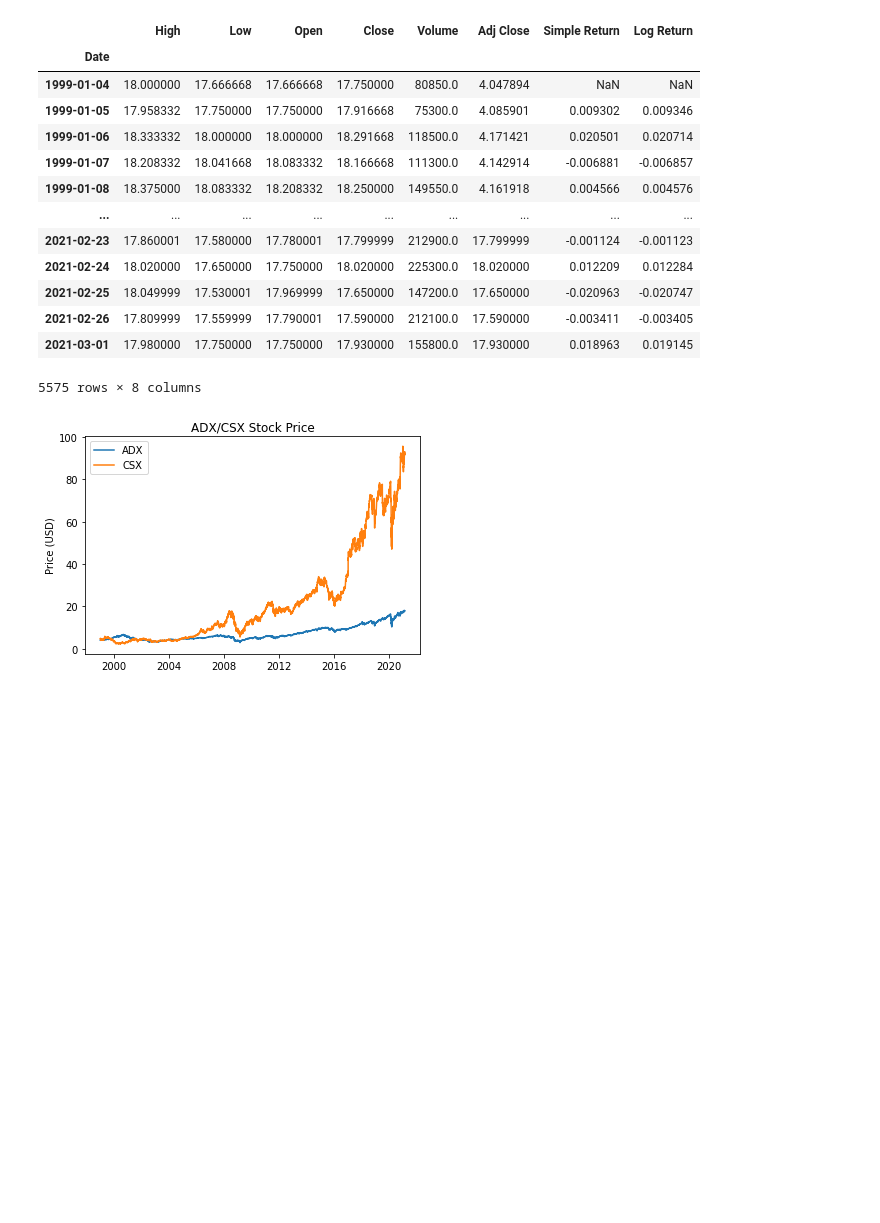
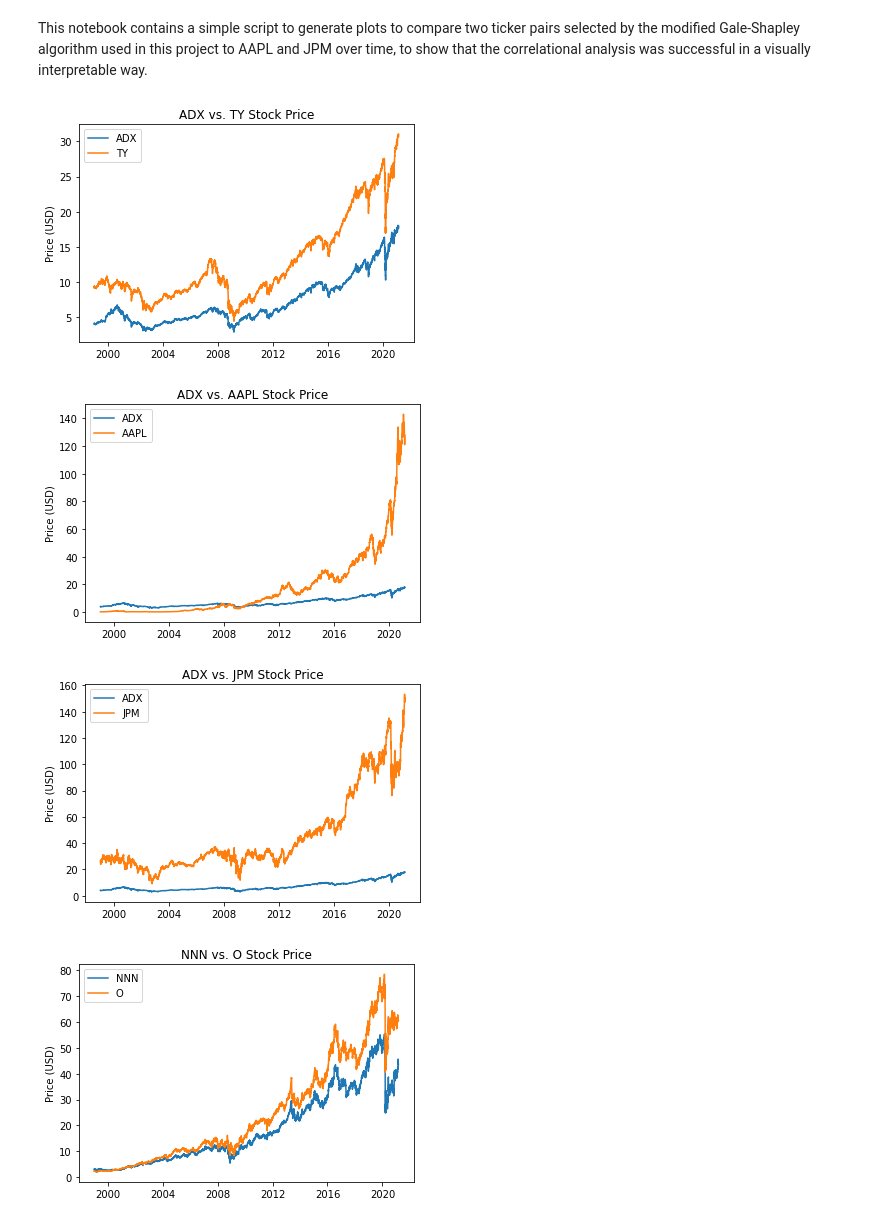
Before and after one commit to WatweA/RNNforPairsTrading, a Jupyter notebook: src/ticker_plot.ipynb, the cells around one changed output. Saved outputs shown, nothing was run; the diff lists cells and outputs as text; code cells hidden in the pictures; blank space fills up the shorter version.

Commit message:
ticker comparisons added

```diff
--- a/src/ticker_plot.ipynb
+++ b/src/ticker_plot.ipynb
@@ -1,3 +1,7 @@
+# %% [markdown]
+This notebook contains a simple script to generate plots to compare two ticker pairs selected by the modified
+Gale-Shapley algorithm used in this project to AAPL and JPM over time, to show that the correlational analysis was
+successful in a visually interpretable way.
 # %%
 import pandas as pd
 import matplotlib.pyplot as plt
@@ -5,3 +7,0 @@ import datetime
-# %%
-ticker1 = 'ADX'
-ticker2 = 'CSX'
@@ -11,34 +8,34 @@ df2 = pd.read_pickle("data/raw/" + ticker2 + ".zip")  # needs pickle5 compressio
-# %%
-df1
-# %% [output]
-|  | High | Low | Open | Close | Volume | Adj Close | Simple Return | Log Return |
-| Date |  |  |  |  |  |  |  |  |
-| 1999-01-04 | 18.000000 | 17.666668 | 17.666668 | 17.750000 | 80850.0 | 4.047894 | NaN | NaN |
-| 1999-01-05 | 17.958332 | 17.750000 | 17.750000 | 17.916668 | 75300.0 | 4.085901 | 0.009302 | 0.009346 |
-| 1999-01-06 | 18.333332 | 18.000000 | 18.000000 | 18.291668 | 118500.0 | 4.171421 | 0.020501 | 0.020714 |
-| 1999-01-07 | 18.208332 | 18.041668 | 18.083332 | 18.166668 | 111300.0 | 4.142914 | -0.006881 | -0.006857 |
-| 1999-01-08 | 18.375000 | 18.083332 | 18.208332 | 18.250000 | 149550.0 | 4.161918 | 0.004566 | 0.004576 |
-| ... | ... | ... | ... | ... | ... | ... | ... | ... |
-| 2021-02-23 | 17.860001 | 17.580000 | 17.780001 | 17.799999 | 212900.0 | 17.799999 | -0.001124 | -0.001123 |
-| 2021-02-24 | 18.020000 | 17.650000 | 17.750000 | 18.020000 | 225300.0 | 18.020000 | 0.012209 | 0.012284 |
-| 2021-02-25 | 18.049999 | 17.530001 | 17.969999 | 17.650000 | 147200.0 | 17.650000 | -0.020963 | -0.020747 |
-| 2021-02-26 | 17.809999 | 17.559999 | 17.790001 | 17.590000 | 212100.0 | 17.590000 | -0.003411 | -0.003405 |
-| 2021-03-01 | 17.980000 | 17.750000 | 17.750000 | 17.930000 | 155800.0 | 17.930000 | 0.018963 | 0.019145 |
-5575 rows × 8 columns
 # %%
-X1 = df1.index
-y1 = df1['Adj Close']
+ticker_pairs = [
+    ("ADX", "TY"),
+    ("ADX", "AAPL"),
+    ("ADX", "JPM"),
+    ("NNN", "O"),
+    ("NNN", "AAPL"),
+    ("NNN", "JPM"),
+]
 
-X2 = df2.index
-y2 = df2['Adj Close']
+for ticker1, ticker2 in ticker_pairs:
+    df1 = pd.read_pickle("data/raw/" + ticker1 + ".zip")  # needs pickle5 compression (python 3.8)
+    df2 = pd.read_pickle("data/raw/" + ticker2 + ".zip")  # needs pickle5 compression (python 3.8)
 
+    X1 = df1.index
+    y1 = df1['Adj Close']
+    # y1 = df1['Log Return']
 
+    X2 = df2.index
+    y2 = df2['Adj Close']
+    # y2 = df2['Log Return']
 
-plt.plot(X1,y1)
-plt.plot(X2,y2)
-plt.title(ticker1 + "/" + ticker2 + " Stock Price")
-plt.ylabel('Price (USD)')
-plt.legend([ticker1, ticker2])
-plt.show()
+    plt.plot(X1,y1)
+    plt.plot(X2,y2)
+    plt.title(ticker1 + " vs. " + ticker2 + " Stock Price")
+    plt.ylabel('Price (USD)')
+    plt.legend([ticker1, ticker2])
+    plt.savefig(f"out/img/{ticker1}-{ticker2}.jpeg")
+    plt.show()
 # %% [output]
-[figure, old version]
+[figure, new version]
+[figure, added]
+[figure, added]
+[figure, added]
```
Also changed, not shown: parts of 3 cells of this notebook, 8 other files.
